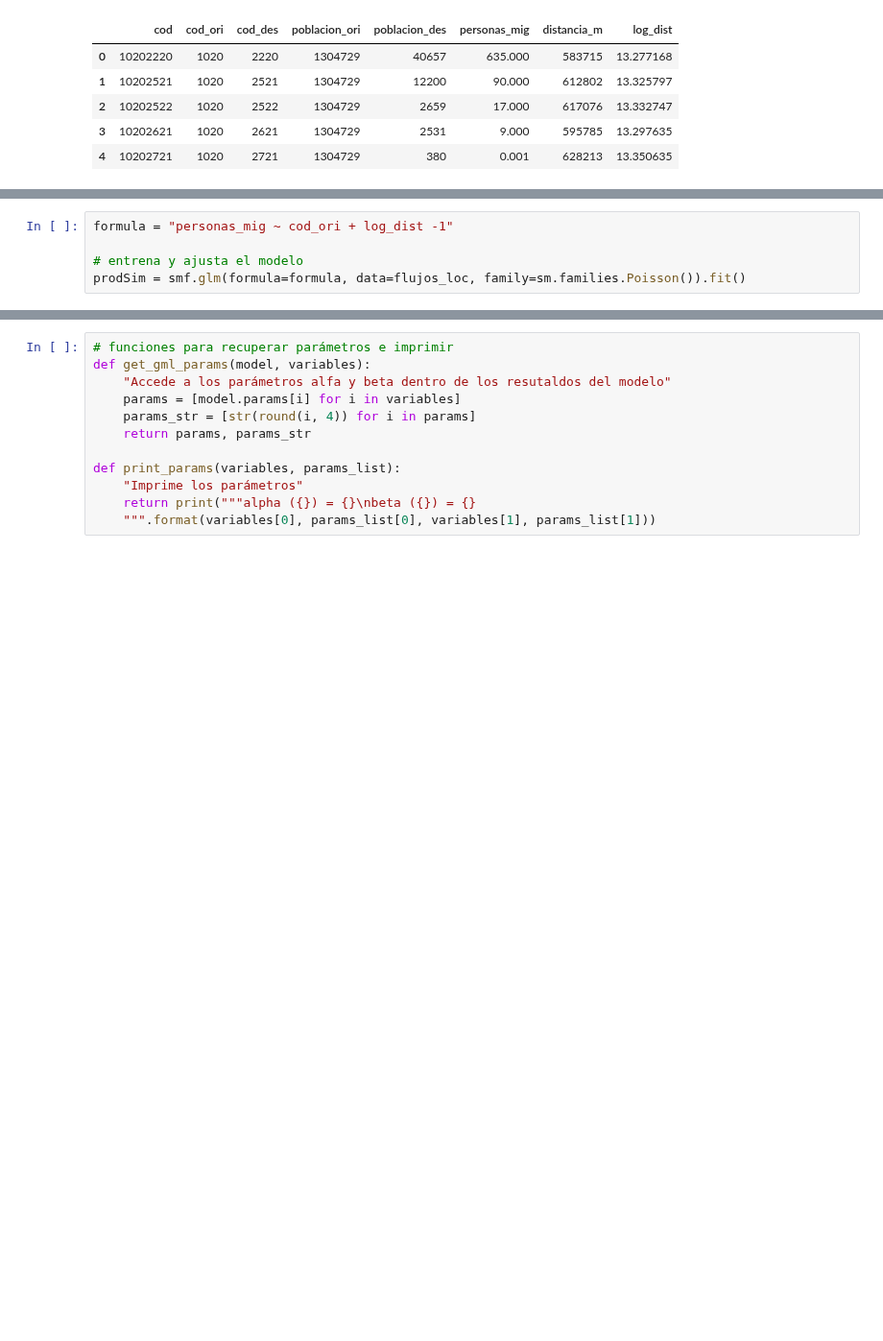
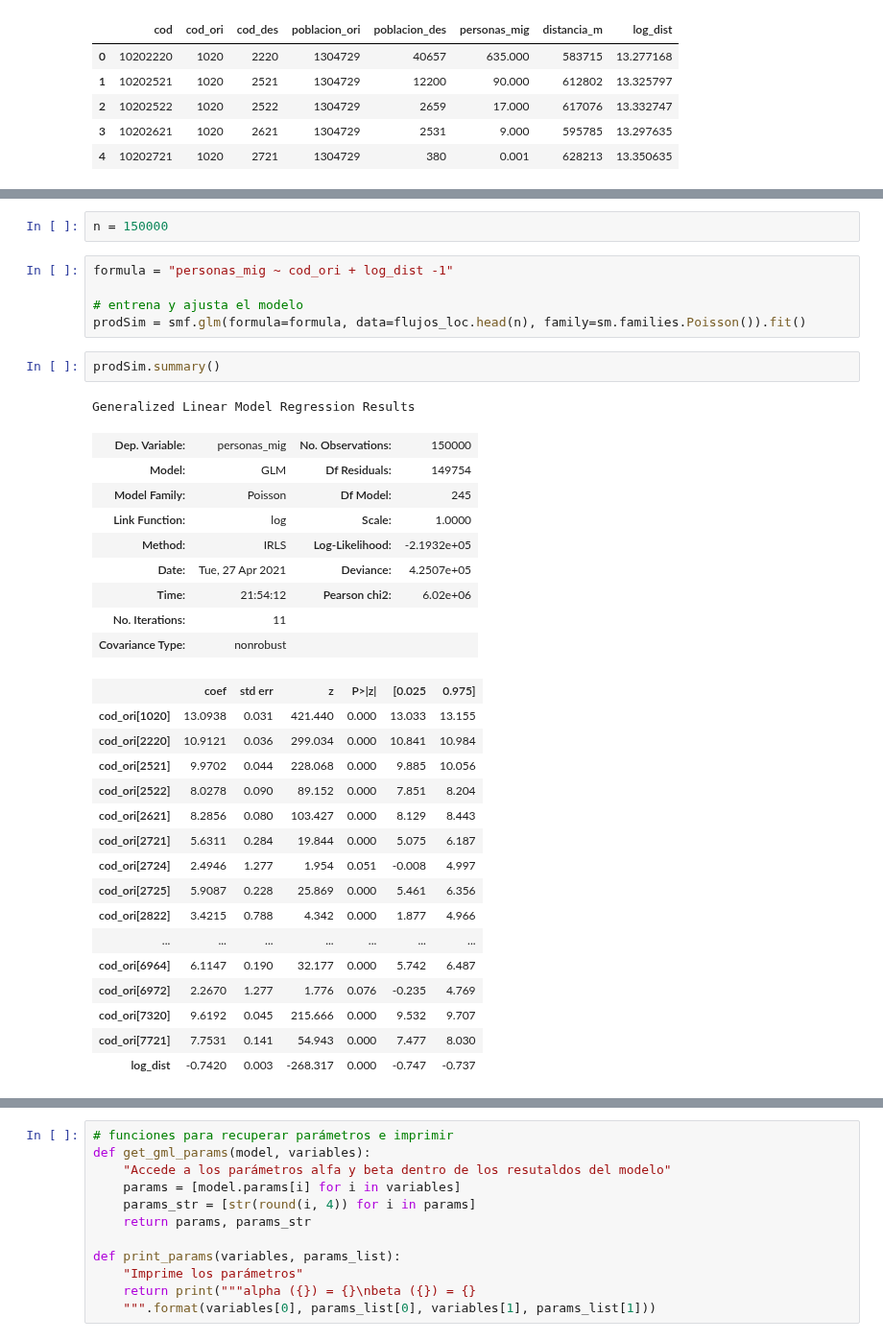
Before and after one commit to guillermodangelo/tesis, a Jupyter notebook: 07-MIE-localidades.ipynb, the cells around one changed output, grey strips where cells are left out. Shown at 96% size. Cells and saved outputs as stored; diff of their text form; blank space fills up the shorter version.

```diff
--- a/07-MIE-localidades.ipynb
+++ b/07-MIE-localidades.ipynb
@@ -86,5 +100,36 @@ flujos_loc.head()
+# %%
+n = 150000
 # %%
 formula = "personas_mig ~ cod_ori + log_dist -1"
 
 # entrena y ajusta el modelo
-prodSim = smf.glm(formula=formula, data=flujos_loc, family=sm.families.Poisson()).fit()
+prodSim = smf.glm(formula=formula, data=flujos_loc.head(n), family=sm.families.Poisson()).fit()
+# %%
+prodSim.summary()
+# %% [output]
+Generalized Linear Model Regression Results
+| Dep. Variable: | personas_mig | No. Observations: | 150000 |
+| Model: | GLM | Df Residuals: | 149754 |
+| Model Family: | Poisson | Df Model: | 245 |
+| Link Function: | log | Scale: | 1.0000 |
+| Method: | IRLS | Log-Likelihood: | -2.1932e+05 |
+| Date: | Tue, 27 Apr 2021 | Deviance: | 4.2507e+05 |
+| Time: | 21:54:12 | Pearson chi2: | 6.02e+06 |
+| No. Iterations: | 11 |  |  |
+| Covariance Type: | nonrobust |  |  |
+|  | coef | std err | z | P>|z| | [0.025 | 0.975] |
+| cod_ori[1020] | 13.0938 | 0.031 | 421.440 | 0.000 | 13.033 | 13.155 |
+| cod_ori[2220] | 10.9121 | 0.036 | 299.034 | 0.000 | 10.841 | 10.984 |
+| cod_ori[2521] | 9.9702 | 0.044 | 228.068 | 0.000 | 9.885 | 10.056 |
+| cod_ori[2522] | 8.0278 | 0.090 | 89.152 | 0.000 | 7.851 | 8.204 |
+| cod_ori[2621] | 8.2856 | 0.080 | 103.427 | 0.000 | 8.129 | 8.443 |
+| cod_ori[2721] | 5.6311 | 0.284 | 19.844 | 0.000 | 5.075 | 6.187 |
+| cod_ori[2724] | 2.4946 | 1.277 | 1.954 | 0.051 | -0.008 | 4.997 |
+| cod_ori[2725] | 5.9087 | 0.228 | 25.869 | 0.000 | 5.461 | 6.356 |
+| cod_ori[2822] | 3.4215 | 0.788 | 4.342 | 0.000 | 1.877 | 4.966 |
+| ... | ... | ... | ... | ... | ... | ... |
+| cod_ori[6964] | 6.1147 | 0.190 | 32.177 | 0.000 | 5.742 | 6.487 |
+| cod_ori[6972] | 2.2670 | 1.277 | 1.776 | 0.076 | -0.235 | 4.769 |
+| cod_ori[7320] | 9.6192 | 0.045 | 215.666 | 0.000 | 9.532 | 9.707 |
+| cod_ori[7721] | 7.7531 | 0.141 | 54.943 | 0.000 | 7.477 | 8.030 |
+| log_dist | -0.7420 | 0.003 | -268.317 | 0.000 | -0.747 | -0.737 |
```
Also changed, not shown: parts of 6 cells of this notebook.
